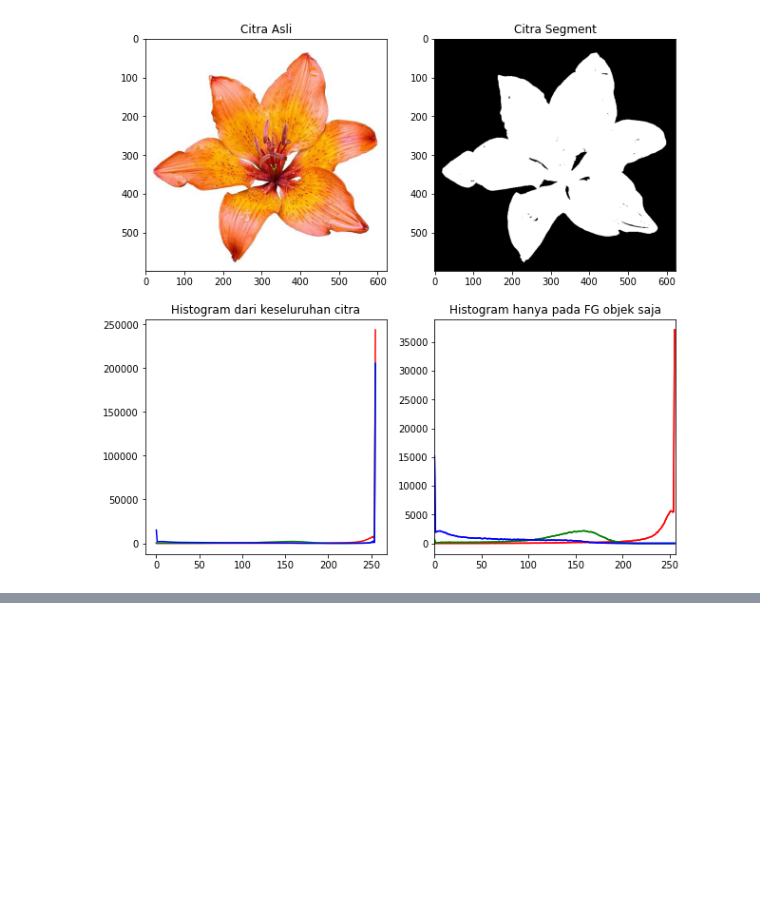
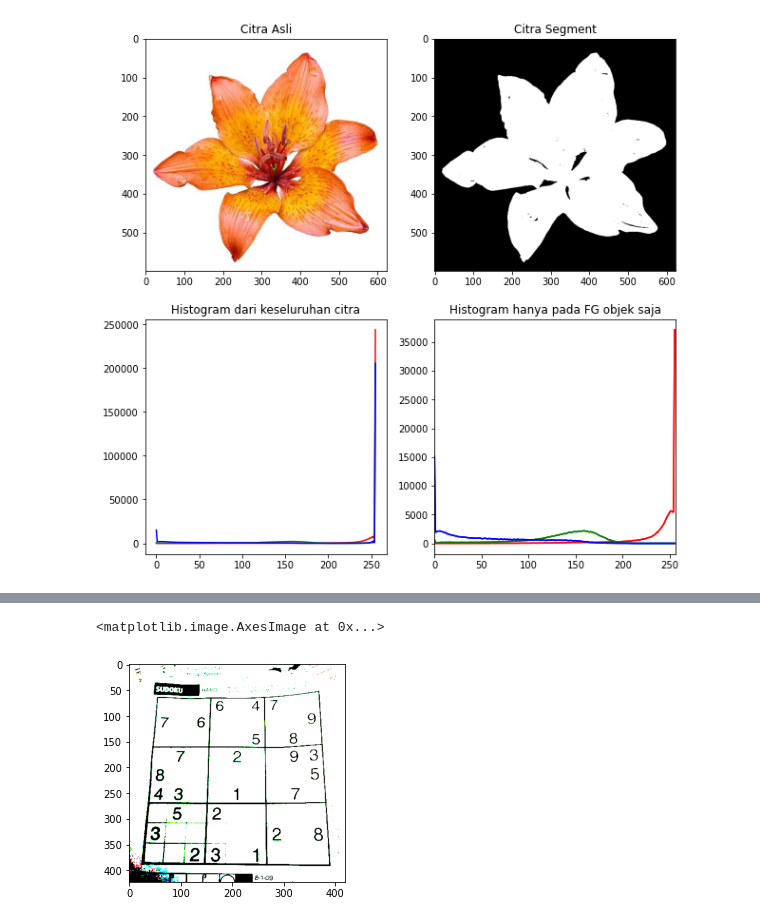
Before and after one commit to mmillania/PCVK_Genap_2021, a Jupyter notebook: Week9.ipynb, the cells around one changed output, grey strips where cells are left out. Cells and saved outputs as stored; diff of their text form; code cells hidden in the pictures; blank space fills up the shorter version.

```diff
--- a/Week9.ipynb
+++ b/Week9.ipynb
@@ -186,0 +187,8 @@ plt.subplot(2,2,3),plt.imshow(segmented_image)
+# %%
+filename = ('/content/drive/MyDrive/PCVK_MM/sudoku-original.jpg')
+img = cv2.imread(filename)
+ret, thresh = cv2.threshold(img, 51, 255, cv2.THRESH_BINARY)
+plt.imshow(thresh)
+# %% [output]
+<matplotlib.image.AxesImage at 0x...>
+[figure, added]
```
Also changed, not shown: parts of 1 cell of this notebook.
